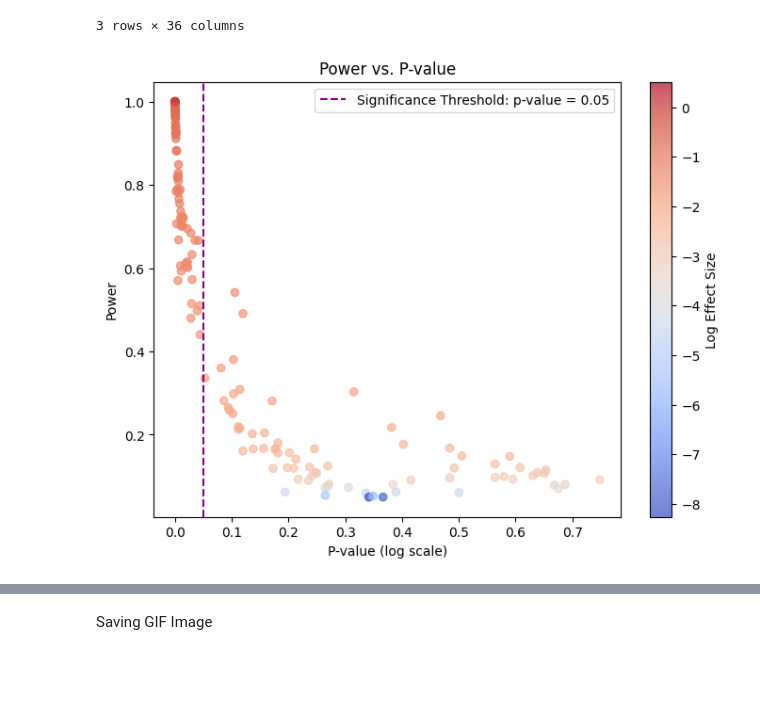
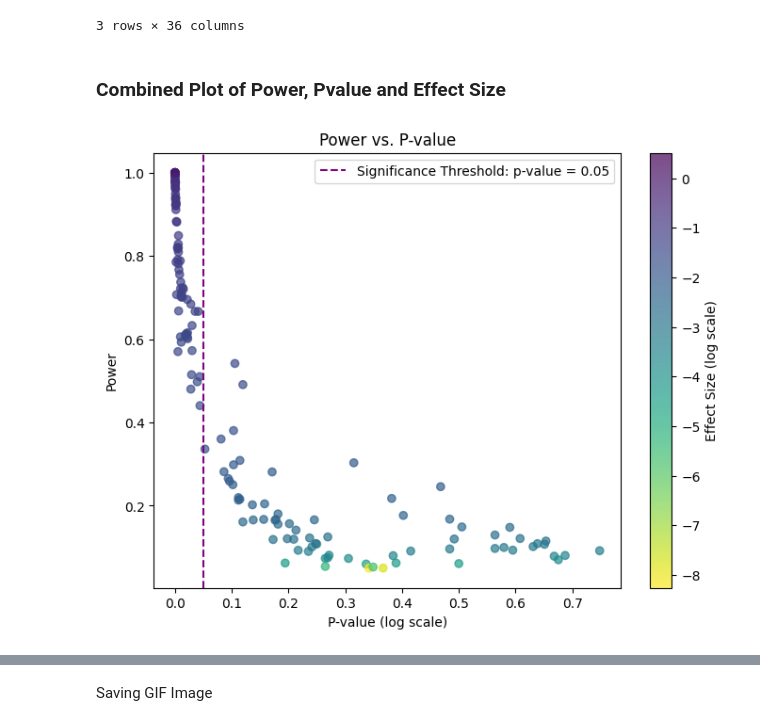
Before and after one commit to KarimIbrahim11/Gene-Expression-Analysis, a Jupyter notebook: notebooks/CS_06_P-value_Power_VS_Sample_size.ipynb, the cells around one changed output, grey strips where cells are left out. Drawn from its saved outputs; the diff is of its cells as text; code cells hidden in the pictures; blank space fills up the shorter version.

```diff
--- a/notebooks/CS_06_P-value_Power_VS_Sample_size.ipynb
+++ b/notebooks/CS_06_P-value_Power_VS_Sample_size.ipynb
@@ -826,5 +828,7 @@ stats_df.head(3)
 | 1 | 4013 | 1259 | 0.576161 | 0.125000 | 0.431013 | 27.0 | -0.327191 | 0.798126 | ... |
 | 2 | 4013 | 2541 | 0.716566 | 0.054688 | 0.572157 | 30.0 | 0.205089 | 0.247711 | ... |
 3 rows × 36 columns
+# %% [markdown]
+### Combined Plot of Power, Pvalue and Effect Size
 # %%
 stats_df = load_df_from_csv(OUTPUT_DATA / Path('df_stats.csv'))
@@ -836,36 +842,36 @@ import matplotlib.colors as mcolors
 import matplotlib.cm as cm
 
 # Apply log transformation to the effect size (optional)
 stats_df["log_effect_size"] = np.log(stats_df["effect_size_64"] + 1e-6)
 
 # Create a colormap and normalize it
-cmap = cm.coolwarm  # Choose a color map
+cmap = cm.viridis_r  # Choose a color map
 norm = mcolors.Normalize(vmin=stats_df["log_effect_size"].min(), vmax=stats_df["log_effect_size"].max())
 
 # Create the figure and scatter plot
 fig, ax = plt.subplots(figsize=(8, 6))
 scatter = ax.scatter(
     stats_df["p-value_64"], stats_df["power_64"],
     c=stats_df["log_effect_size"], cmap=cmap, alpha=0.7
 )
 
 # Add the significance threshold line
 ax.axvline(0.05, color="purple", linestyle="--", label="Significance Threshold: p-value = 0.05")
 
 # Create a colorbar
 cbar = plt.colorbar(scatter, ax=ax)
-cbar.set_label("Log Effect Size")
+cbar.set_label("Effect Size (log scale)")
 
 # Labels and title
 plt.title("Power vs. P-value")
 plt.xlabel("P-value (log scale)")
 plt.ylabel("Power")
 plt.legend()
 
 plt.savefig(PLOTS_PTH / Path('PL_06_7_Power_P-Value_Effect_Size_64.png'))
 plt.show()
 # %% [output]
-[figure, old version]
+[figure, new version]
 # %%
 import numpy as np
 import seaborn as sns
```
Also changed, not shown: parts of 5 cells of this notebook, 6 other files.
